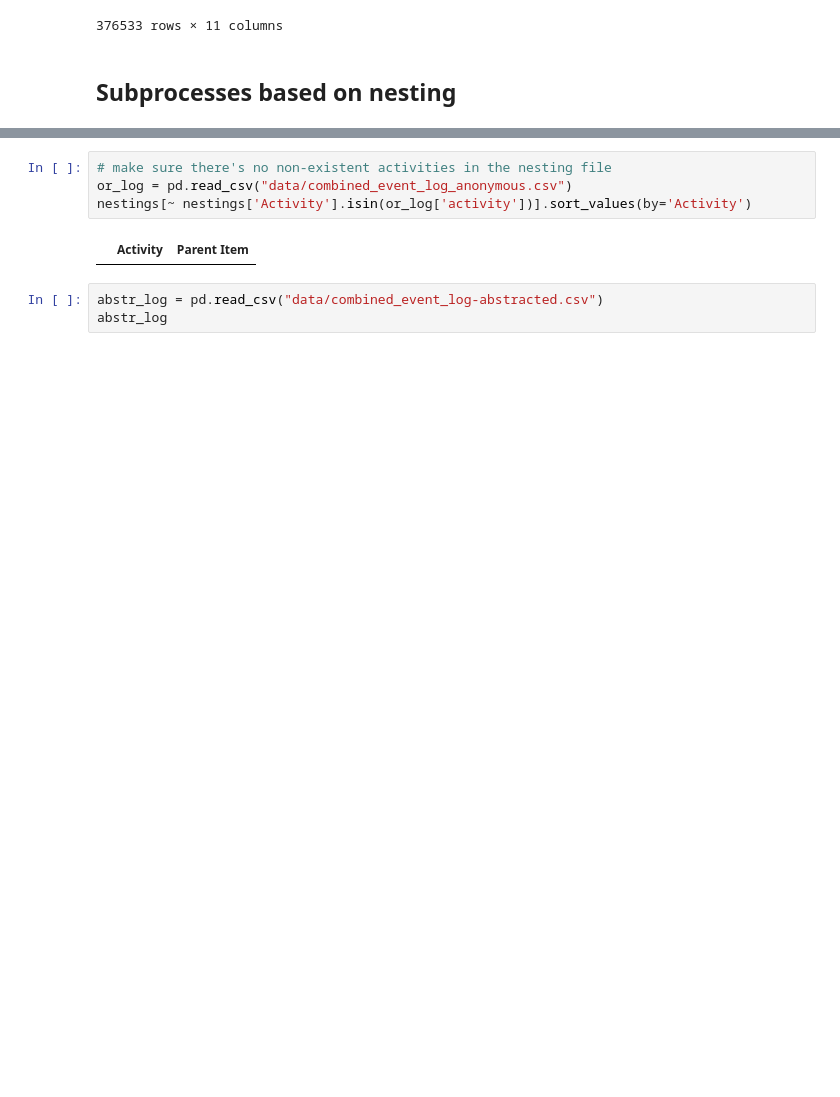
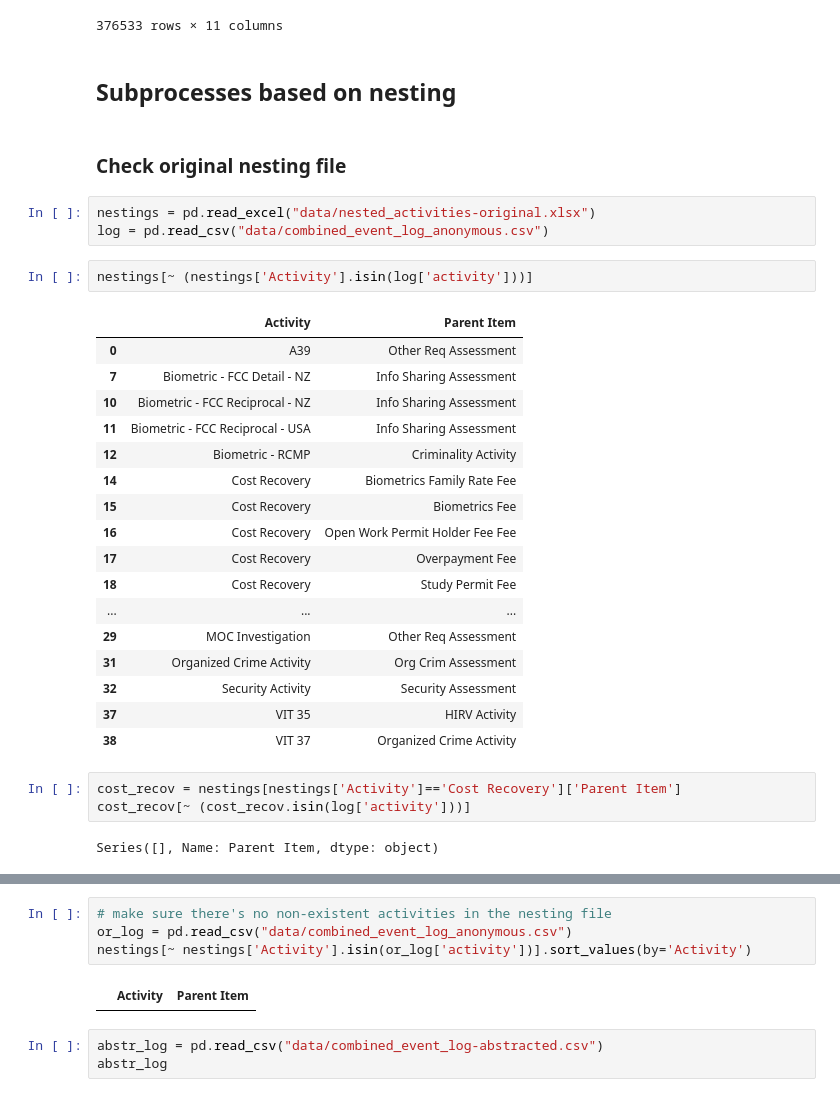
Before and after one commit to ProcessMining-uOttawa/ircc, a Jupyter notebook: ircc-lifecycles-new.ipynb, the cells around one changed output, grey strips where cells are left out. Saved outputs shown, nothing was run; the diff lists cells and outputs as text; blank space fills up the shorter version.

```diff
--- a/ircc-lifecycles-new.ipynb
+++ b/ircc-lifecycles-new.ipynb
@@ -317,3 +290,33 @@ Verification (# events: 27317)
 376533 rows × 11 columns
 # %% [markdown]
 ## Subprocesses based on nesting
+# %% [markdown]
+### Check original nesting file
+# %%
+nestings = pd.read_excel("data/nested_activities-original.xlsx")
+log = pd.read_csv("data/combined_event_log_anonymous.csv")
+# %%
+nestings[~ (nestings['Activity'].isin(log['activity']))]
+# %% [output]
+|  | Activity | Parent Item |
+| 0 | A39 | Other Req Assessment |
+| 7 | Biometric - FCC Detail - NZ | Info Sharing Assessment |
+| 10 | Biometric - FCC Reciprocal - NZ | Info Sharing Assessment |
+| 11 | Biometric - FCC Reciprocal - USA | Info Sharing Assessment |
+| 12 | Biometric - RCMP | Criminality Activity |
+| 14 | Cost Recovery | Biometrics Family Rate Fee |
+| 15 | Cost Recovery | Biometrics Fee |
+| 16 | Cost Recovery | Open Work Permit Holder Fee Fee |
+| 17 | Cost Recovery | Overpayment Fee |
+| 18 | Cost Recovery | Study Permit Fee |
+| ... | ... | ... |
+| 29 | MOC Investigation | Other Req Assessment |
+| 31 | Organized Crime Activity | Org Crim Assessment |
+| 32 | Security Activity | Security Assessment |
+| 37 | VIT 35 | HIRV Activity |
+| 38 | VIT 37 | Organized Crime Activity |
+# %%
+cost_recov = nestings[nestings['Activity']=='Cost Recovery']['Parent Item']
+cost_recov[~ (cost_recov.isin(log['activity']))]
+# %% [output]
+Series([], Name: Parent Item, dtype: object)
```
Also changed, not shown: parts of 45 cells of this notebook, 19 other files.
